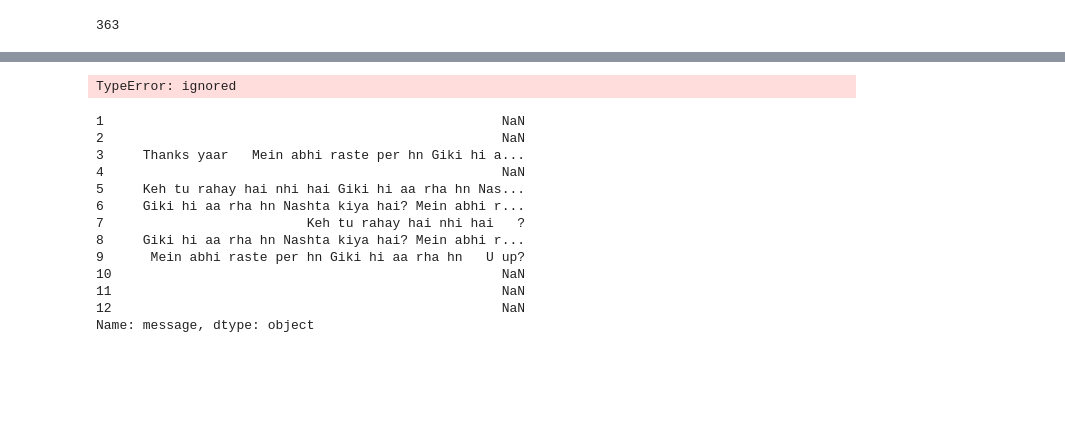
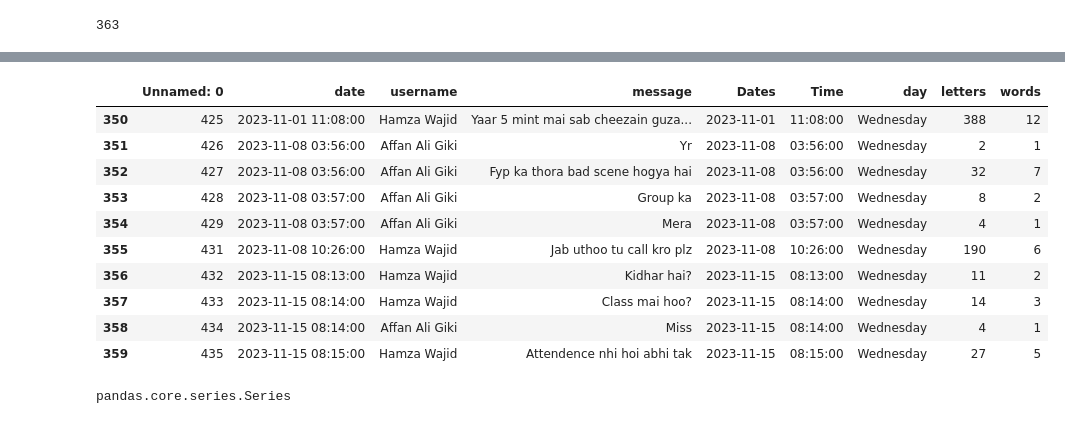
Before and after one commit to HamzaWajid1/Whatsapp_chat_finetuned_chatbot, a Jupyter notebook: Whatsapp_chat_analysis_with_chatbot_implementation.ipynb, the cells around one changed output, grey strips where cells are left out. Cells and saved outputs as stored; diff of their text form; code cells hidden in the pictures; blank space fills up the shorter version.

```diff
--- a/Whatsapp_chat_analysis_with_chatbot_implementation.ipynb
+++ b/Whatsapp_chat_analysis_with_chatbot_implementation.ipynb
@@ -421,33 +437,2 @@ TypeError: ignored
-# %%
-df1=df
-rows_to_remove = []
-for i in range(1, len(df1)):
-     if  df1['username'].iloc[i] == df1['username'].iloc[i - 1]:
-      df1.at[i, 'message'] = df1['message'].iloc[i - 1] + ' ' + df1['message'].iloc[i]
-      rows_to_remove.append(df1.index[i - 1])
-
-# Drop the rows marked for removal
-df1 = df1.drop(index=rows_to_remove).reset_index(drop=True)
-
-# Display the updated DataFrame
-print(df1)
-# %% [output]
-TypeError: ignored
-# %%
-print(df['message'][1:10]+"   "+df1['message'][1:10])
-# %% [output]
-1                                                   NaN
-2                                                   NaN
-3     Thanks yaar   Mein abhi raste per hn Giki hi a...
-4                                                   NaN
-5     Keh tu rahay hai nhi hai Giki hi aa rha hn Nas...
-6     Giki hi aa rha hn Nashta kiya hai? Mein abhi r...
-7                          Keh tu rahay hai nhi hai   ?
-8     Giki hi aa rha hn Nashta kiya hai? Mein abhi r...
-9      Mein abhi raste per hn Giki hi aa rha hn   U up?
-10                                                  NaN
-11                                                  NaN
-12                                                  NaN
-Name: message, dtype: object
 # %%
 df.to_csv('Chat_with_affan.csv')
@@ -463,0 +441,18 @@ for row in df:
+# %%
+df[350:360]
+# %% [output]
+|  | Unnamed: 0 | date | username | message | Dates | Time | day | letters | words |
+| 350 | 425 | 2023-11-01 11:08:00 | Hamza Wajid | Yaar 5 mint mai sab cheezain guza... | 2023-11-01 | 11:08:00 | Wednesday | 388 | 12 |
+| 351 | 426 | 2023-11-08 03:56:00 | Affan Ali Giki | Yr | 2023-11-08 | 03:56:00 | Wednesday | 2 | 1 |
+| 352 | 427 | 2023-11-08 03:56:00 | Affan Ali Giki | Fyp ka thora bad scene hogya hai | 2023-11-08 | 03:56:00 | Wednesday | 32 | 7 |
+| 353 | 428 | 2023-11-08 03:57:00 | Affan Ali Giki | Group ka | 2023-11-08 | 03:57:00 | Wednesday | 8 | 2 |
+| 354 | 429 | 2023-11-08 03:57:00 | Affan Ali Giki | Mera | 2023-11-08 | 03:57:00 | Wednesday | 4 | 1 |
+| 355 | 431 | 2023-11-08 10:26:00 | Hamza Wajid | Jab uthoo tu call kro plz | 2023-11-08 | 10:26:00 | Wednesday | 190 | 6 |
+| 356 | 432 | 2023-11-15 08:13:00 | Hamza Wajid | Kidhar hai? | 2023-11-15 | 08:13:00 | Wednesday | 11 | 2 |
+| 357 | 433 | 2023-11-15 08:14:00 | Hamza Wajid | Class mai hoo? | 2023-11-15 | 08:14:00 | Wednesday | 14 | 3 |
+| 358 | 434 | 2023-11-15 08:14:00 | Affan Ali Giki | Miss | 2023-11-15 | 08:14:00 | Wednesday | 4 | 1 |
+| 359 | 435 | 2023-11-15 08:15:00 | Hamza Wajid | Attendence nhi hoi abhi tak | 2023-11-15 | 08:15:00 | Wednesday | 27 | 5 |
+# %%
+type(df['Time'])
+# %% [output]
+pandas.core.series.Series
```
Also changed, not shown: parts of 32 cells of this notebook.
